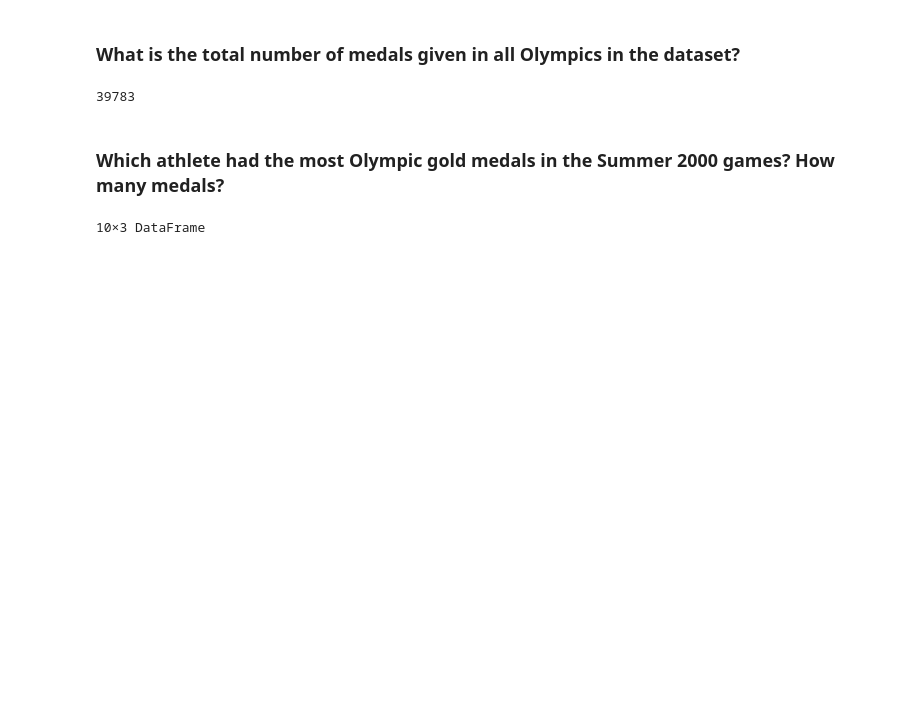
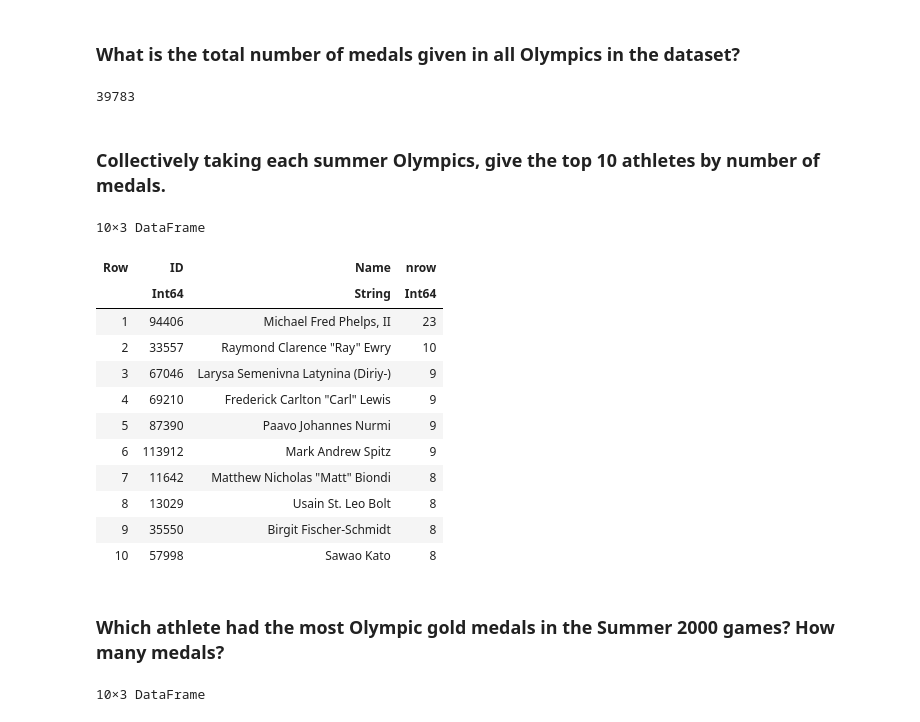
Before and after one commit to pstaabp/sci-comp-book, a Jupyter notebook: julia-output/olympics.ipynb, the cells around one changed output. Drawn from its saved outputs; the diff is of its cells as text; code cells hidden in the pictures; blank space fills up the shorter version.

Commit message:
update olympics chapter

```diff
--- a/julia-output/olympics.ipynb
+++ b/julia-output/olympics.ipynb
@@ -30,6 +30,31 @@ olympics = CSV.read("athlete_events.csv",DataFrame, missingstring = "NA")
 end
 # %% [output]
 39783
+# %% [markdown]
+### Collectively taking each summer Olympics, give the top 10 athletes by number of medals.
+# %%
+@chain olympics begin
+  dropmissing(:Medal)
+  subset([:Season, :Medal] => (s, m)  -> s .== "Summer" .&& m .== "Gold")
+  groupby(:ID)
+  combine(:Name => first => :Name, nrow)
+  sort(:nrow, rev = true)
+  first(10)
+end
+# %% [output]
+10×3 DataFrame
+| Row | ID | Name | nrow |
+|  | Int64 | String | Int64 |
+| 1 | 94406 | Michael Fred Phelps, II | 23 |
+| 2 | 33557 | Raymond Clarence "Ray" Ewry | 10 |
+| 3 | 67046 | Larysa Semenivna Latynina (Diriy-) | 9 |
+| 4 | 69210 | Frederick Carlton "Carl" Lewis | 9 |
+| 5 | 87390 | Paavo Johannes Nurmi | 9 |
+| 6 | 113912 | Mark Andrew Spitz | 9 |
+| 7 | 11642 | Matthew Nicholas "Matt" Biondi | 8 |
+| 8 | 13029 | Usain St. Leo Bolt | 8 |
+| 9 | 35550 | Birgit Fischer-Schmidt | 8 |
+| 10 | 57998 | Sawao Kato | 8 |
 # %% [markdown]
 ### Which athlete had the most Olympic gold medals in the Summer 2000 games? How many medals?
 # %%
```
Also changed, not shown: parts of 1 cell of this notebook, 1 other file.
